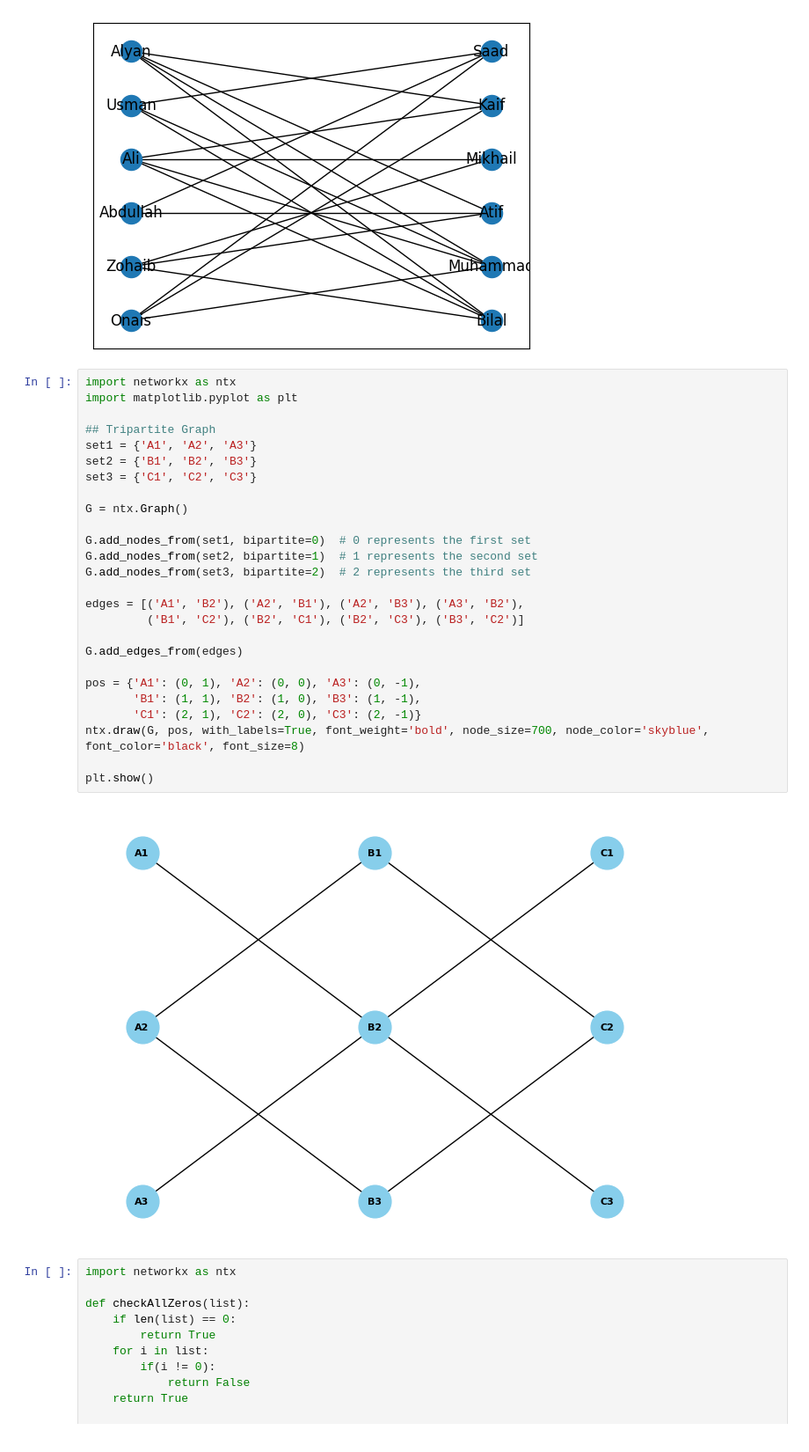
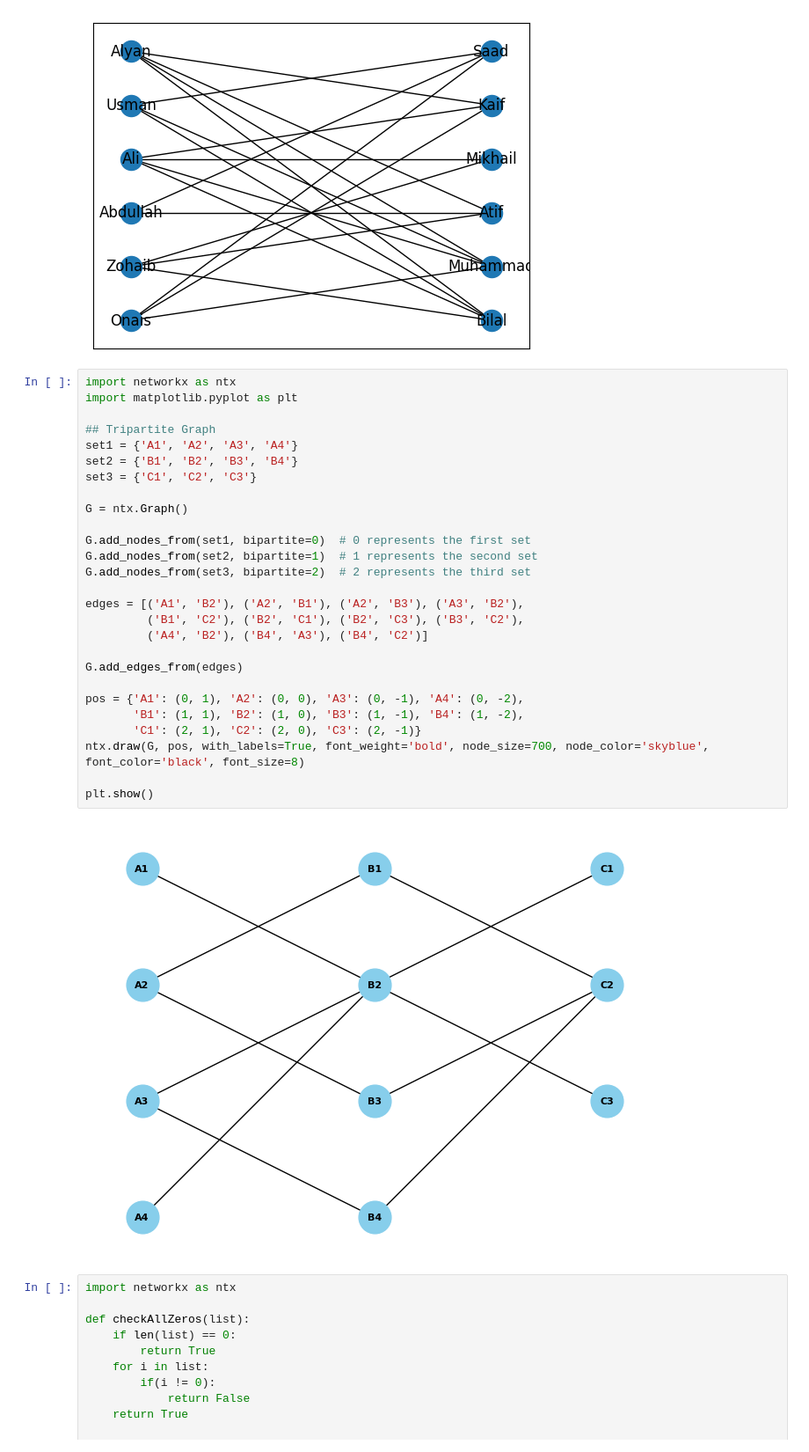
Before and after one commit to onaisali4952/Graph-Theory-Project-Semester-5, a Jupyter notebook: Project_Problem_A.ipynb, the cells around one changed output. Shown: that part at 88% size. Drawn from its saved outputs; the diff is of its cells as text.

```diff
--- a/Project_Problem_A.ipynb
+++ b/Project_Problem_A.ipynb
@@ -54,31 +54,32 @@ Graph is bipartite!
 # %%
 import networkx as ntx
 import matplotlib.pyplot as plt
 
 ## Tripartite Graph
-set1 = {'A1', 'A2', 'A3'}
-set2 = {'B1', 'B2', 'B3'}
+set1 = {'A1', 'A2', 'A3', 'A4'}
+set2 = {'B1', 'B2', 'B3', 'B4'}
 set3 = {'C1', 'C2', 'C3'}
 
 G = ntx.Graph()
 
 G.add_nodes_from(set1, bipartite=0)  # 0 represents the first set
 G.add_nodes_from(set2, bipartite=1)  # 1 represents the second set
 G.add_nodes_from(set3, bipartite=2)  # 2 represents the third set
 
 edges = [('A1', 'B2'), ('A2', 'B1'), ('A2', 'B3'), ('A3', 'B2'),
-         ('B1', 'C2'), ('B2', 'C1'), ('B2', 'C3'), ('B3', 'C2')]
+         ('B1', 'C2'), ('B2', 'C1'), ('B2', 'C3'), ('B3', 'C2'),
+         ('A4', 'B2'), ('B4', 'A3'), ('B4', 'C2')]
 
 G.add_edges_from(edges)
 
-pos = {'A1': (0, 1), 'A2': (0, 0), 'A3': (0, -1),
-       'B1': (1, 1), 'B2': (1, 0), 'B3': (1, -1),
+pos = {'A1': (0, 1), 'A2': (0, 0), 'A3': (0, -1), 'A4': (0, -2),
+       'B1': (1, 1), 'B2': (1, 0), 'B3': (1, -1), 'B4': (1, -2),
        'C1': (2, 1), 'C2': (2, 0), 'C3': (2, -1)}
 ntx.draw(G, pos, with_labels=True, font_weight='bold', node_size=700, node_color='skyblue', font_color='black', font_size=8)
 
 plt.show()
 # %% [output]
-[figure, old version]
+[figure, new version]
 # %%
 import networkx as ntx
 
```
